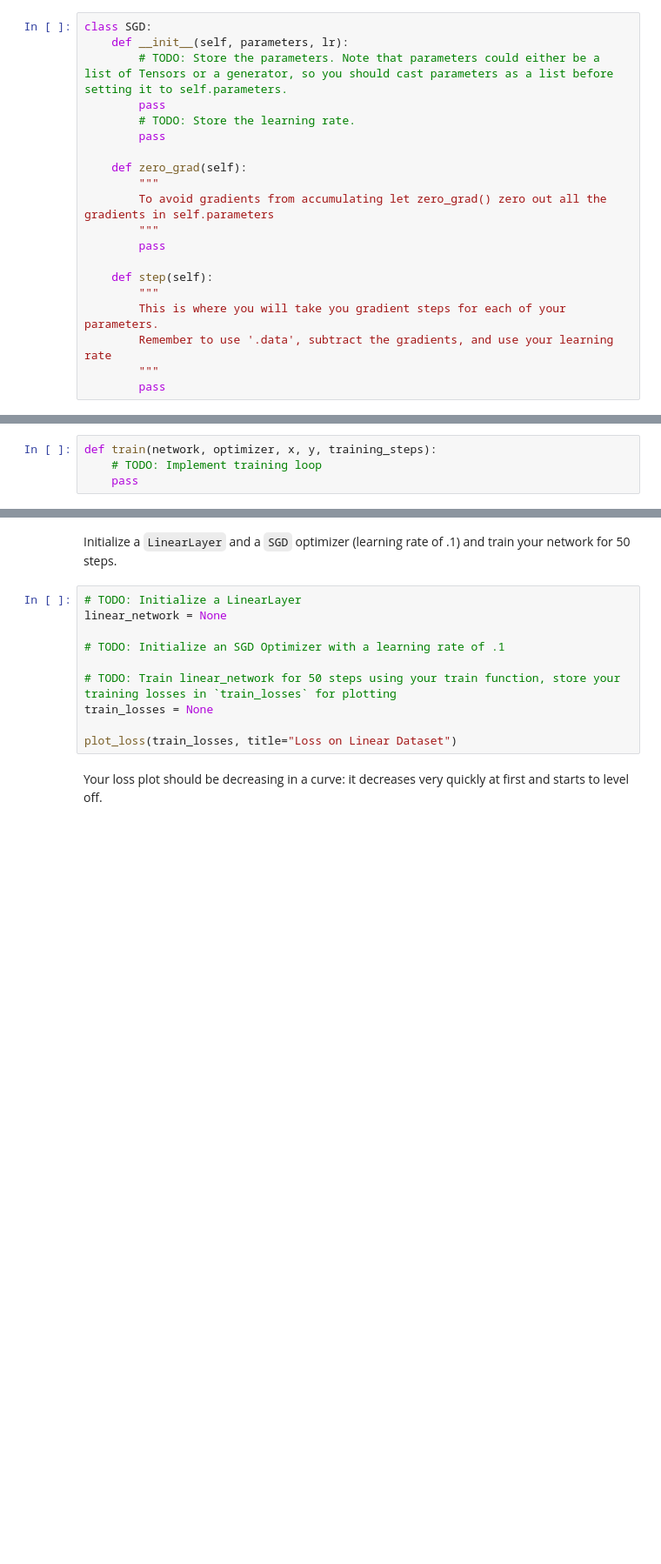
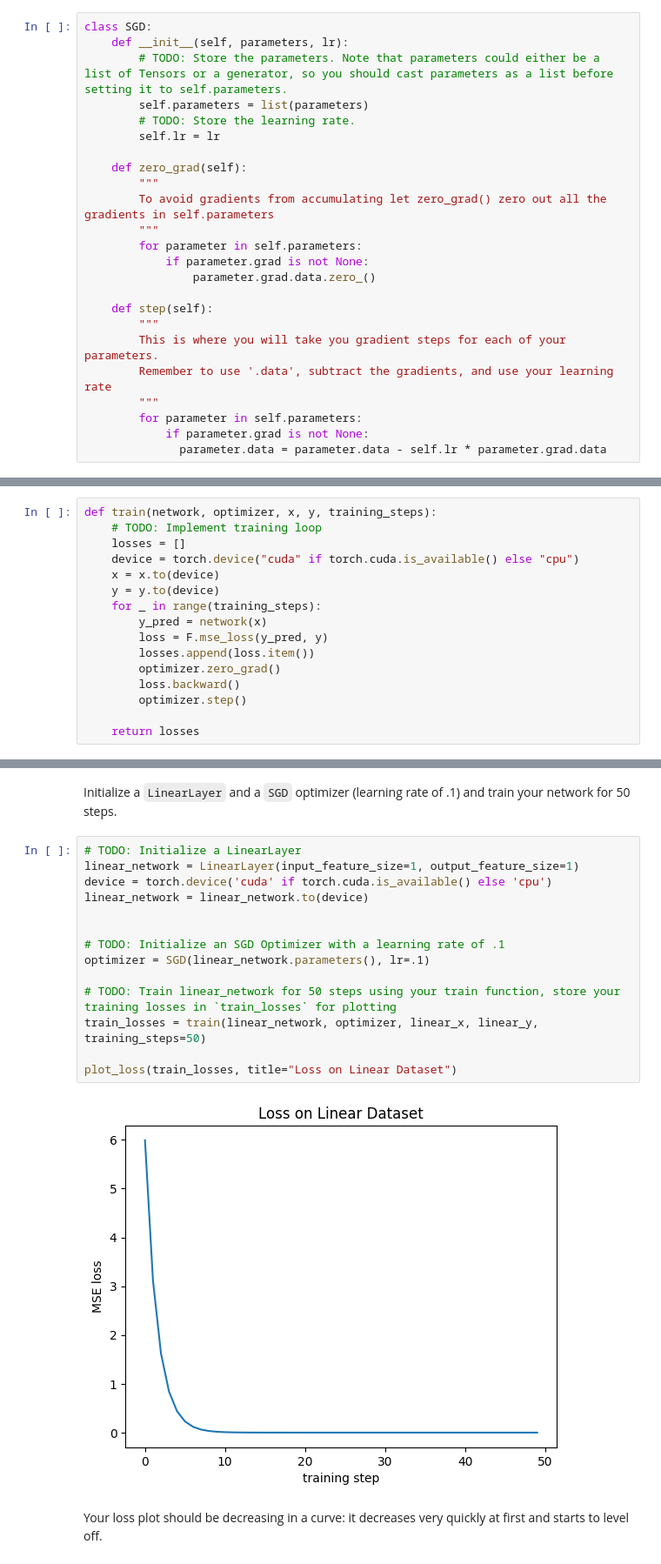
Before and after one commit to ldsbalu/Balu-Portfolio, a Jupyter notebook: lab2_modules_training.ipynb, the cells around one changed output, grey strips where cells are left out. Shown: that part at 87% size. Cells and saved outputs as stored; diff of their text form; blank space fills up the shorter version.

```diff
--- a/lab2_modules_training.ipynb
+++ b/lab2_modules_training.ipynb
@@ -330,22 +330,26 @@ Now that we have `LinearLayer` built, let's create an `SGD` optimizer that will
 class SGD:
     def __init__(self, parameters, lr):
         # TODO: Store the parameters. Note that parameters could either be a list of Tensors or a generator, so you should cast parameters as a list before setting it to self.parameters.
-        pass
+        self.parameters = list(parameters)
         # TODO: Store the learning rate.
-        pass
+        self.lr = lr
 
     def zero_grad(self):
         """
         To avoid gradients from accumulating let zero_grad() zero out all the gradients in self.parameters
         """
-        pass
+        for parameter in self.parameters:
+            if parameter.grad is not None:
+                parameter.grad.data.zero_()
 
     def step(self):
         """
         This is where you will take you gradient steps for each of your parameters.
         Remember to use '.data', subtract the gradients, and use your learning rate
         """
-        pass
+        for parameter in self.parameters:
+            if parameter.grad is not None:
+              parameter.data = parameter.data - self.lr * parameter.grad.data
 # %% [markdown]
 Execute the cell below to test that your implementation works correctly.
 # %%
@@ -403,21 +411,39 @@ There are two things to note:
 # %%
 def train(network, optimizer, x, y, training_steps):
     # TODO: Implement training loop
-    pass
+    losses = []
+    device = torch.device("cuda" if torch.cuda.is_available() else "cpu")
+    x = x.to(device)
+    y = y.to(device)
+    for _ in range(training_steps):
+        y_pred = network(x)
+        loss = F.mse_loss(y_pred, y)
+        losses.append(loss.item())
+        optimizer.zero_grad()
+        loss.backward()
+        optimizer.step()
+
+    return losses
 # %% [markdown]
 Now, we'll create a single-layer regression model. For the data to fit into the model, we must provide the correct `input_feature_size` parameter. For the prediction to match the true labels and fit into the loss function with the label, we must provide the correct `output_feature_size` parameter. In this case, we have a single x-value as an input and a single y-value as an output, so `input_feature_size=1` and `output_feature_size=1`.
 # %% [markdown]
 Initialize a `LinearLayer` and a `SGD` optimizer (learning rate of .1) and train your network for 50 steps.
 # %%
 # TODO: Initialize a LinearLayer
-linear_network = None
+linear_network = LinearLayer(input_feature_size=1, output_feature_size=1)
+device = torch.device('cuda' if torch.cuda.is_available() else 'cpu')
+linear_network = linear_network.to(device)
+
 
 # TODO: Initialize an SGD Optimizer with a learning rate of .1
+optimizer = SGD(linear_network.parameters(), lr=.1)
 
 # TODO: Train linear_network for 50 steps using your train function, store your training losses in `train_losses` for plotting
-train_losses = None
+train_losses = train(linear_network, optimizer, linear_x, linear_y, training_steps=50)
 
 plot_loss(train_losses, title="Loss on Linear Dataset")
+# %% [output]
+[figure, added]
 # %% [markdown]
 Your loss plot should be decreasing in a curve: it decreases very quickly at first and starts to level off.
 # %%
```
Also changed, not shown: parts of 15 cells of this notebook.
